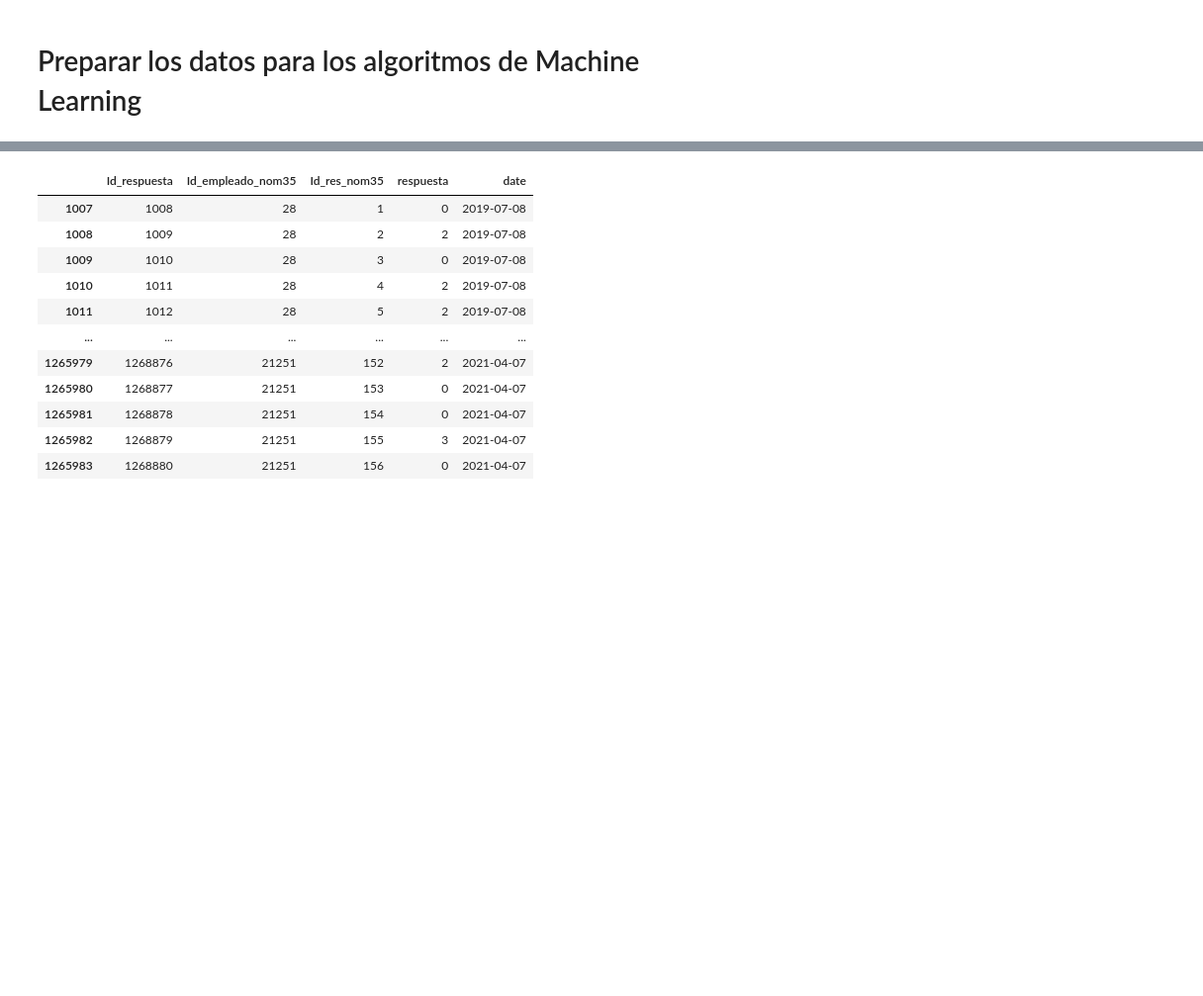
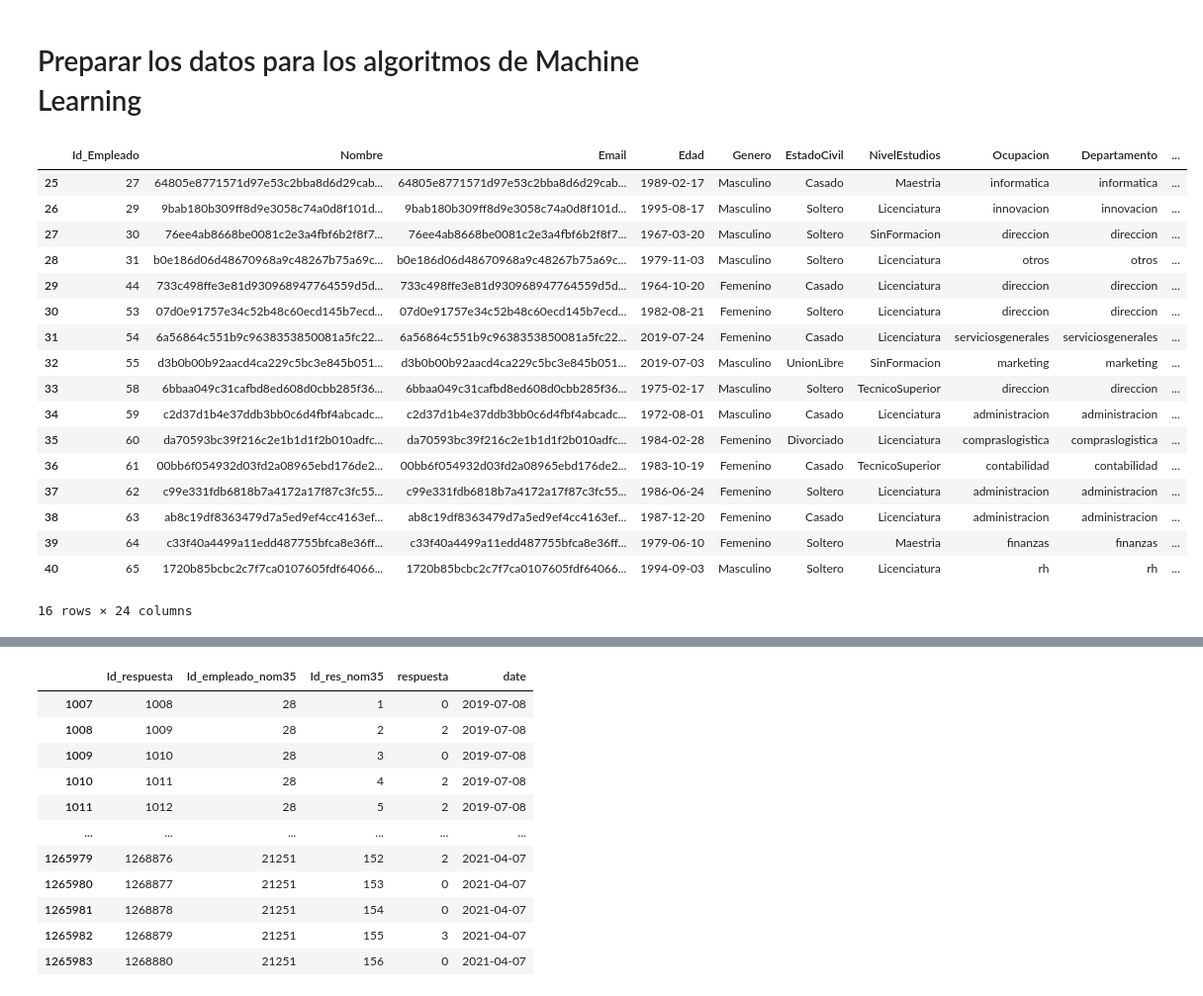
Before and after one commit to HeribertoVR/Proyecto---Tesis, a Jupyter notebook: Tesis.ipynb, the cells around one changed output, grey strips where cells are left out. Shown at 99% size. Saved outputs shown, nothing was run; the diff lists cells and outputs as text; code cells hidden in the pictures; blank space fills up the shorter version.

```diff
--- a/Tesis.ipynb
+++ b/Tesis.ipynb
@@ -123,7 +123,36 @@ df_r=pd.DataFrame(df_filtrado_respuestas)
 df_e=pd.DataFrame(df_filtrado_empleados)
 df_e2=df_e.loc[:, ['Id_Empleado','Genero','EstadoCivil','NivelEstudios','Ocupacion','Departamento','TipoPuesto','TipoContratacion','TipoPersonal','TipoJornada','Rotacion','ExperienciaActual']]
 df_r2=df_r.loc[:, :]
+# %%
+#Hacer copia con menos datos para un entrenamiento rapido, hasta el 65
+df_r_prueba = df_r.drop(df_r.index[df_r.Id_empleado_nom35 > 65], axis=0)
+df_e_prueba = df_e.drop(df_e.index[df_e.Id_Empleado > 65], axis=0)
 # %%
 #Para mostrar todos los datos de una tabla
 #pd.set_option('display.max_columns', None)
 #pd.set_option('display.max_rows', None)
+# %%
+#Se crea la columna Indice para agregar del 0 al numero total de filas menos una fila
+df_r_prueba['Indice']=np.arange(len(df_r_prueba))
+df_e_prueba['Indice']=np.arange(len(df_e_prueba))
+# %%
+df_e_prueba
+# %% [output]
+|  | Id_Empleado | Nombre | Email | Edad | Genero | EstadoCivil | NivelEstudios | Ocupacion | Departamento | ... |
+| 25 | 27 | 64805e8771571d97e53c2bba8d6d29cab... | 64805e8771571d97e53c2bba8d6d29cab... | 1989-02-17 | Masculino | Casado | Maestria | informatica | informatica | ... |
+| 26 | 29 | 9bab180b309ff8d9e3058c74a0d8f101d... | 9bab180b309ff8d9e3058c74a0d8f101d... | 1995-08-17 | Masculino | Soltero | Licenciatura | innovacion | innovacion | ... |
+| 27 | 30 | 76ee4ab8668be0081c2e3a4fbf6b2f8f7... | 76ee4ab8668be0081c2e3a4fbf6b2f8f7... | 1967-03-20 | Masculino | Soltero | SinFormacion | direccion | direccion | ... |
+| 28 | 31 | b0e186d06d48670968a9c48267b75a69c... | b0e186d06d48670968a9c48267b75a69c... | 1979-11-03 | Masculino | Soltero | Licenciatura | otros | otros | ... |
+| 29 | 44 | 733c498ffe3e81d930968947764559d5d... | 733c498ffe3e81d930968947764559d5d... | 1964-10-20 | Femenino | Casado | Licenciatura | direccion | direccion | ... |
+| 30 | 53 | 07d0e91757e34c52b48c60ecd145b7ecd... | 07d0e91757e34c52b48c60ecd145b7ecd... | 1982-08-21 | Femenino | Soltero | Licenciatura | direccion | direccion | ... |
+| 31 | 54 | 6a56864c551b9c9638353850081a5fc22... | 6a56864c551b9c9638353850081a5fc22... | 2019-07-24 | Femenino | Casado | Licenciatura | serviciosgenerales | serviciosgenerales | ... |
+| 32 | 55 | d3b0b00b92aacd4ca229c5bc3e845b051... | d3b0b00b92aacd4ca229c5bc3e845b051... | 2019-07-03 | Masculino | UnionLibre | SinFormacion | marketing | marketing | ... |
+| 33 | 58 | 6bbaa049c31cafbd8ed608d0cbb285f36... | 6bbaa049c31cafbd8ed608d0cbb285f36... | 1975-02-17 | Masculino | Soltero | TecnicoSuperior | direccion | direccion | ... |
+| 34 | 59 | c2d37d1b4e37ddb3bb0c6d4fbf4abcadc... | c2d37d1b4e37ddb3bb0c6d4fbf4abcadc... | 1972-08-01 | Masculino | Casado | Licenciatura | administracion | administracion | ... |
+| 35 | 60 | da70593bc39f216c2e1b1d1f2b010adfc... | da70593bc39f216c2e1b1d1f2b010adfc... | 1984-02-28 | Femenino | Divorciado | Licenciatura | compraslogistica | compraslogistica | ... |
+| 36 | 61 | 00bb6f054932d03fd2a08965ebd176de2... | 00bb6f054932d03fd2a08965ebd176de2... | 1983-10-19 | Femenino | Casado | TecnicoSuperior | contabilidad | contabilidad | ... |
+| 37 | 62 | c99e331fdb6818b7a4172a17f87c3fc55... | c99e331fdb6818b7a4172a17f87c3fc55... | 1986-06-24 | Femenino | Soltero | Licenciatura | administracion | administracion | ... |
+| 38 | 63 | ab8c19df8363479d7a5ed9ef4cc4163ef... | ab8c19df8363479d7a5ed9ef4cc4163ef... | 1987-12-20 | Femenino | Casado | Licenciatura | administracion | administracion | ... |
+| 39 | 64 | c33f40a4499a11edd487755bfca8e36ff... | c33f40a4499a11edd487755bfca8e36ff... | 1979-06-10 | Femenino | Soltero | Maestria | finanzas | finanzas | ... |
+| 40 | 65 | 1720b85bcbc2c7f7ca0107605fdf64066... | 1720b85bcbc2c7f7ca0107605fdf64066... | 1994-09-03 | Masculino | Soltero | Licenciatura | rh | rh | ... |
+16 rows × 24 columns
```
Also changed, not shown: parts of 28 cells of this notebook, 5 other files.
